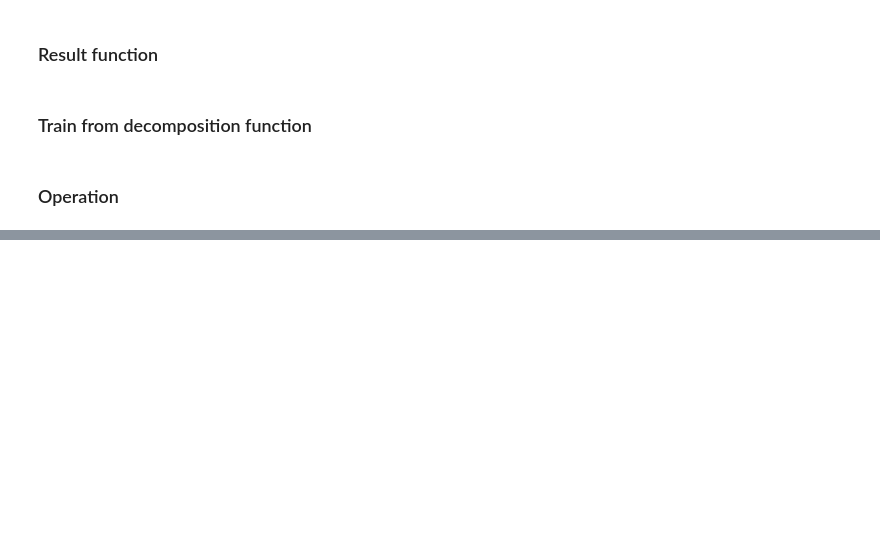
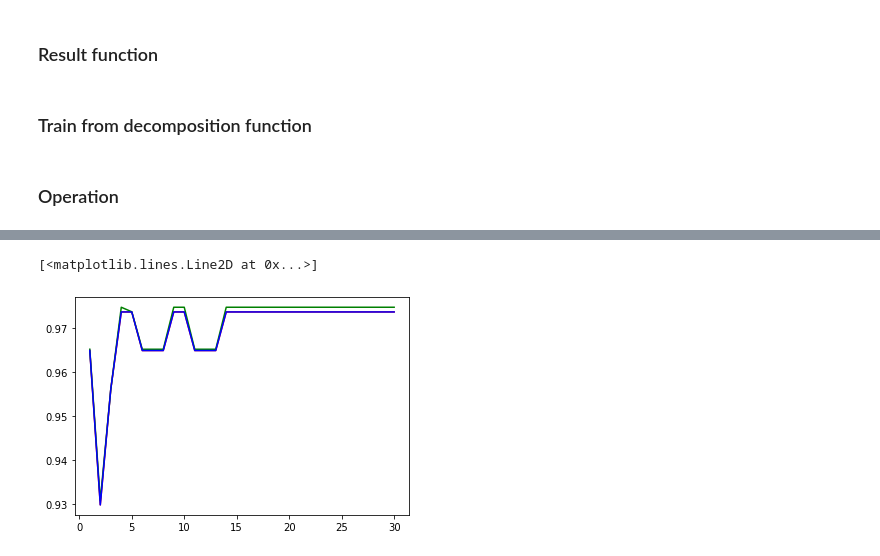
Before and after one commit to A-Hudson-0117/MachineLearning-Intro, a Jupyter notebook: naïve bayesian (hw 3)/naïve bayesian.ipynb, the cells around one changed output, grey strips where cells are left out. Drawn from its saved outputs; the diff is of its cells as text; code cells hidden in the pictures; blank space fills up the shorter version.

```diff
--- a/naïve bayesian (hw 3)/naïve bayesian.ipynb
+++ b/naïve bayesian (hw 3)/naïve bayesian.ipynb
@@ -470,0 +499,9 @@ weighted avg     0.9748    0.9737    0.9735       114
+# %%
+# print report_list stats
+plt.figure(2)
+plt.plot(range(1, len(accuracy_list)+1) , accuracy_list , color='r')
+plt.plot(range(1, len(precision_list)+1) , precision_list , color='g')
+plt.plot(range(1, len(recall_list)+1) , recall_list , color='b')
+# %% [output]
+[<matplotlib.lines.Line2D at 0x...>]
+[figure, added]
```
Also changed, not shown: parts of 7 cells of this notebook.
